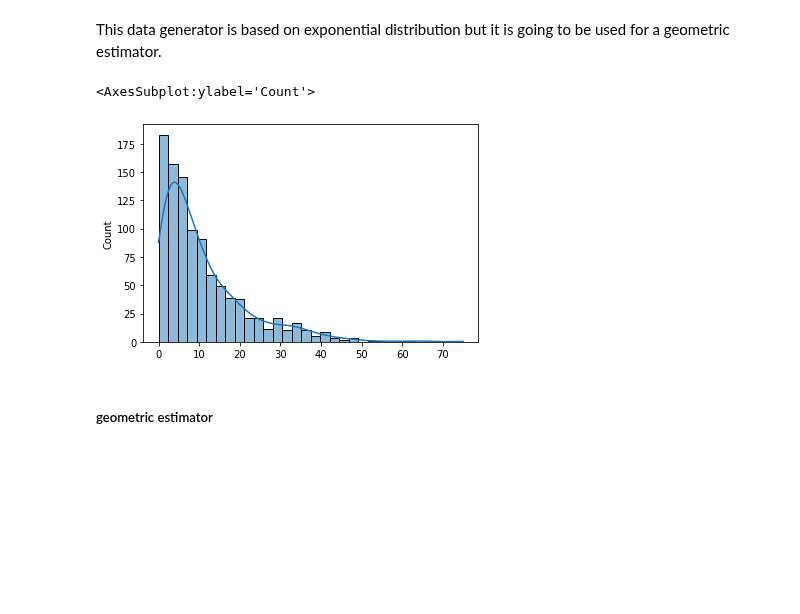
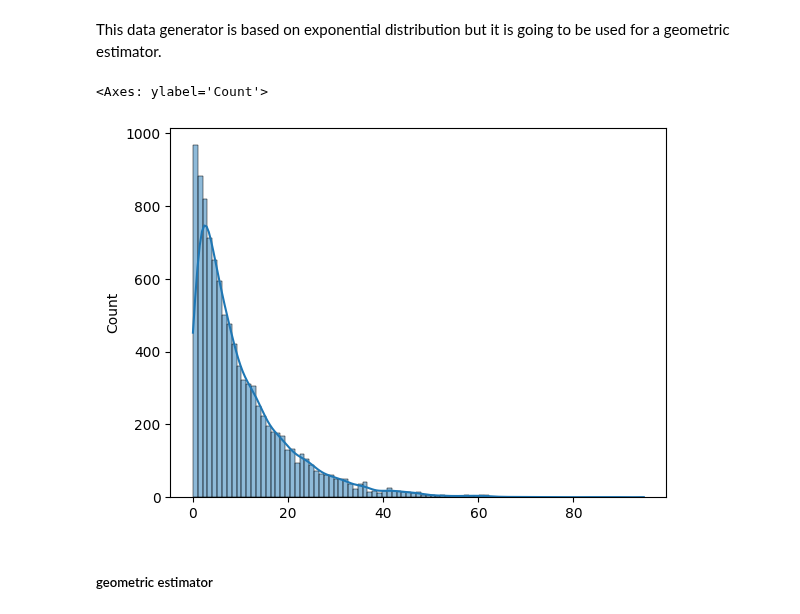
Before and after one commit to louizaaouaouche/Statistical-estimation-of-CLV, a Jupyter notebook: src/notebook.ipynb, the cells around one changed output. Cells and saved outputs as stored; diff of their text form; code cells hidden in the pictures; blank space fills up the shorter version.

```diff
--- a/src/notebook.ipynb
+++ b/src/notebook.ipynb
@@ -29,12 +39,12 @@ def generate_exponential_perfect(mean, size):
 # %%
 # testing the generator
 mean = 10
-size= 1000
+size= 10000
 Y = generate_exponential_perfect(mean, size)
 sns.histplot(Y, kde = True)
 # %% [output]
-<AxesSubplot:ylabel='Count'>
+<Axes: ylabel='Count'>
-[figure, old version]
+[figure, new version]
 # %% [markdown]
 ##### geometric estimator
 # %%
```
Also changed, not shown: parts of 39 cells of this notebook.
